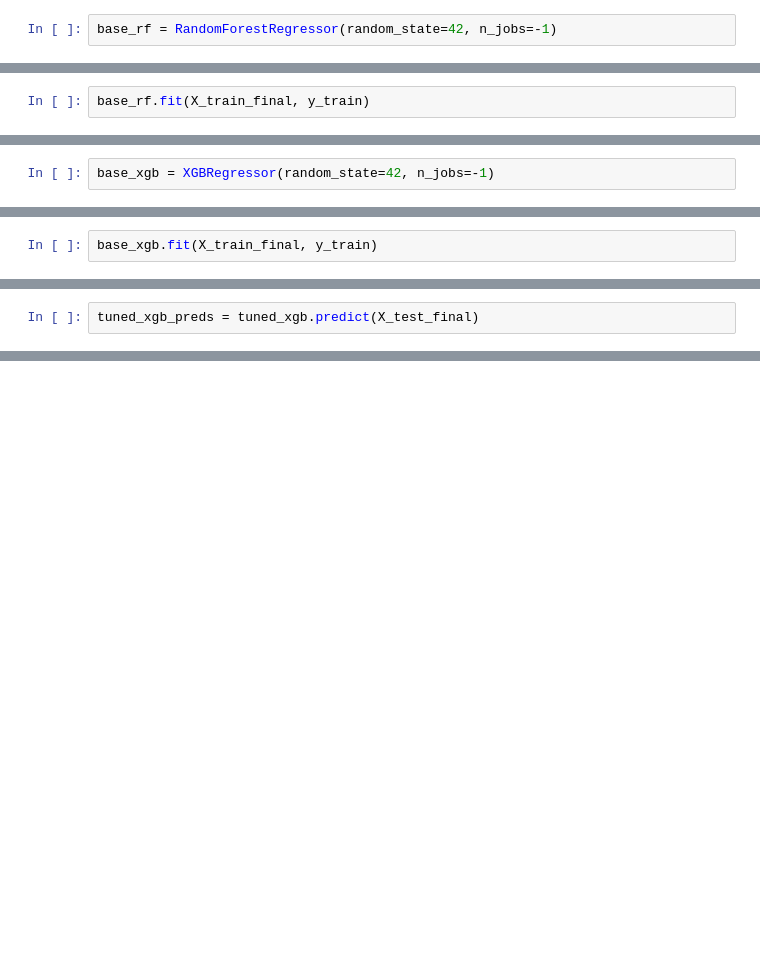
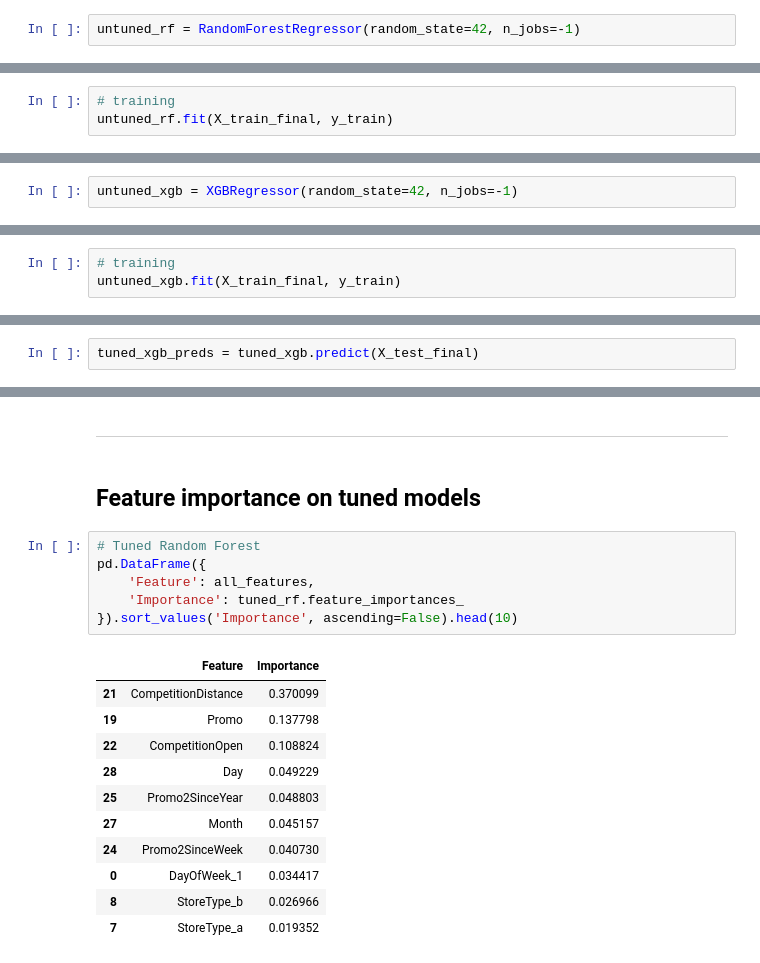
Before and after one commit to clayniranjan-web/rossmann-sales-forecasting, a Jupyter notebook: 02_modeling.ipynb, the cells around one changed output, grey strips where cells are left out. Saved outputs shown, nothing was run; the diff lists cells and outputs as text; blank space fills up the shorter version.

Commit message:
ADD feature importance on tunned models

```diff
--- a/02_modeling.ipynb
+++ b/02_modeling.ipynb
@@ -101,4 +101,4 @@ X_train_final.shape, X_test_final.shape
 # %%
 from sklearn.ensemble import RandomForestRegressor
 # %%
-base_rf = RandomForestRegressor(random_state=42, n_jobs=-1)
+untuned_rf = RandomForestRegressor(random_state=42, n_jobs=-1)
@@ -107,4 +105,5 @@ Let's train this baseline model:
 # %%
-base_rf.fit(X_train_final, y_train)
+# training
+untuned_rf.fit(X_train_final, y_train)
 # %% [output]
 RandomForestRegressor(n_jobs=-1, random_state=42)
@@ -173,4 +171,4 @@ So according to our basline random forest, the most important feature is **`Comp
 # %%
 from xgboost import XGBRegressor
 # %%
-base_xgb = XGBRegressor(random_state=42, n_jobs=-1)
+untuned_xgb = XGBRegressor(random_state=42, n_jobs=-1)
@@ -179,5 +175,6 @@ Let's train our baseline XGBoost model:
 # %%
-base_xgb.fit(X_train_final, y_train)
+# training
+untuned_xgb.fit(X_train_final, y_train)
 # %% [output]
 XGBRegressor(base_score=None, booster=None, callbacks=None,
              colsample_bylevel=None, colsample_bynode=None,
@@ -537,0 +499,22 @@ Tuned XGBoost R-Squared: 0.835636556148529
+# %% [markdown]
+---
+# %% [markdown]
+## Feature importance on tuned models
+# %%
+# Tuned Random Forest
+pd.DataFrame({
+    'Feature': all_features,
+    'Importance': tuned_rf.feature_importances_
+}).sort_values('Importance', ascending=False).head(10)
+# %% [output]
+|  | Feature | Importance |
+| 21 | CompetitionDistance | 0.370099 |
+| 19 | Promo | 0.137798 |
+| 22 | CompetitionOpen | 0.108824 |
+| 28 | Day | 0.049229 |
+| 25 | Promo2SinceYear | 0.048803 |
+| 27 | Month | 0.045157 |
+| 24 | Promo2SinceWeek | 0.040730 |
+| 0 | DayOfWeek_1 | 0.034417 |
+| 8 | StoreType_b | 0.026966 |
+| 7 | StoreType_a | 0.019352 |
```
Also changed, not shown: parts of 44 cells of this notebook.
